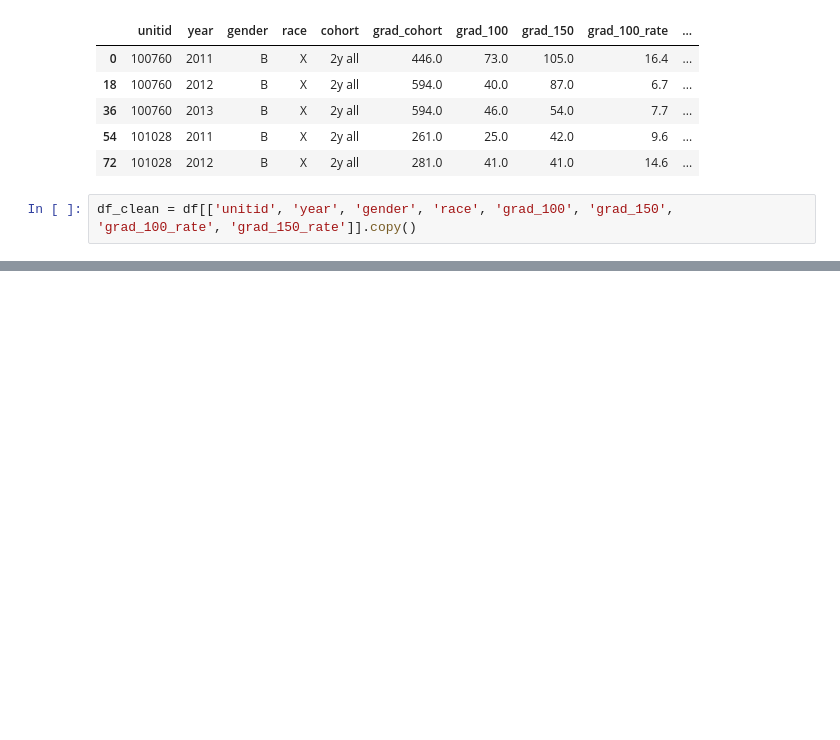
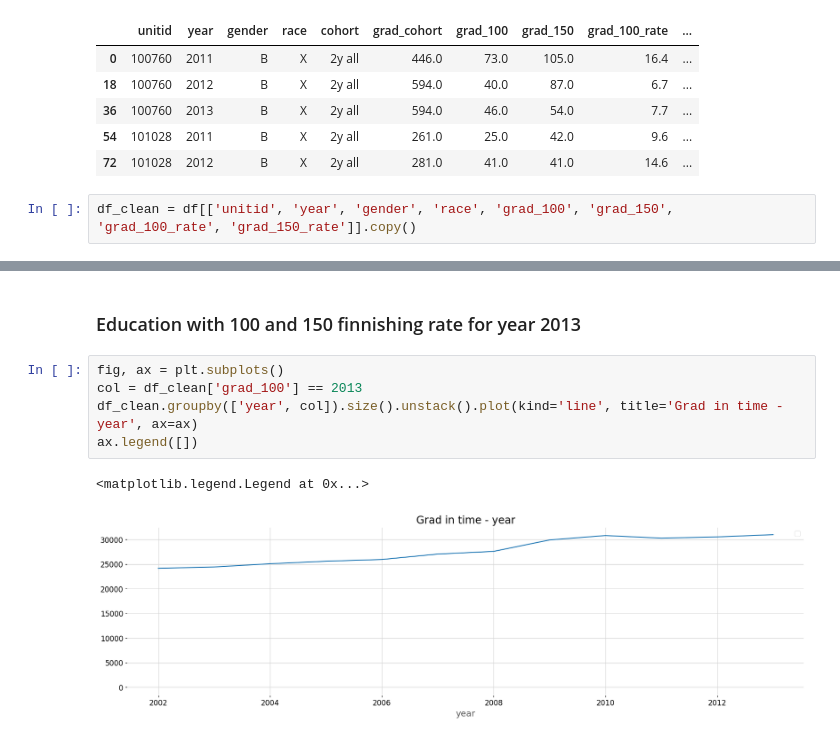
Before and after one commit to ezztherose/TIA-Scraping, a Jupyter notebook: notebooks/institution.ipynb, the cells around one changed output, grey strips where cells are left out. Saved outputs shown, nothing was run; the diff lists cells and outputs as text; blank space fills up the shorter version.

Commit message:
starting to find new things for different years

```diff
--- a/notebooks/institution.ipynb
+++ b/notebooks/institution.ipynb
@@ -80,0 +124,10 @@ df_clean = df[['unitid', 'year', 'gender', 'race', 'grad_100', 'grad_150', 'grad
+# %% [markdown]
+### Education with 100 and 150 finnishing rate for year 2013
+# %%
+fig, ax = plt.subplots()
+col = df_clean['grad_100'] == 2013
+df_clean.groupby(['year', col]).size().unstack().plot(kind='line', title='Grad in time - year', ax=ax)
+ax.legend([])
+# %% [output]
+<matplotlib.legend.Legend at 0x...>
+[figure, added]
```
Also changed, not shown: parts of 13 cells of this notebook, 1 other file.
